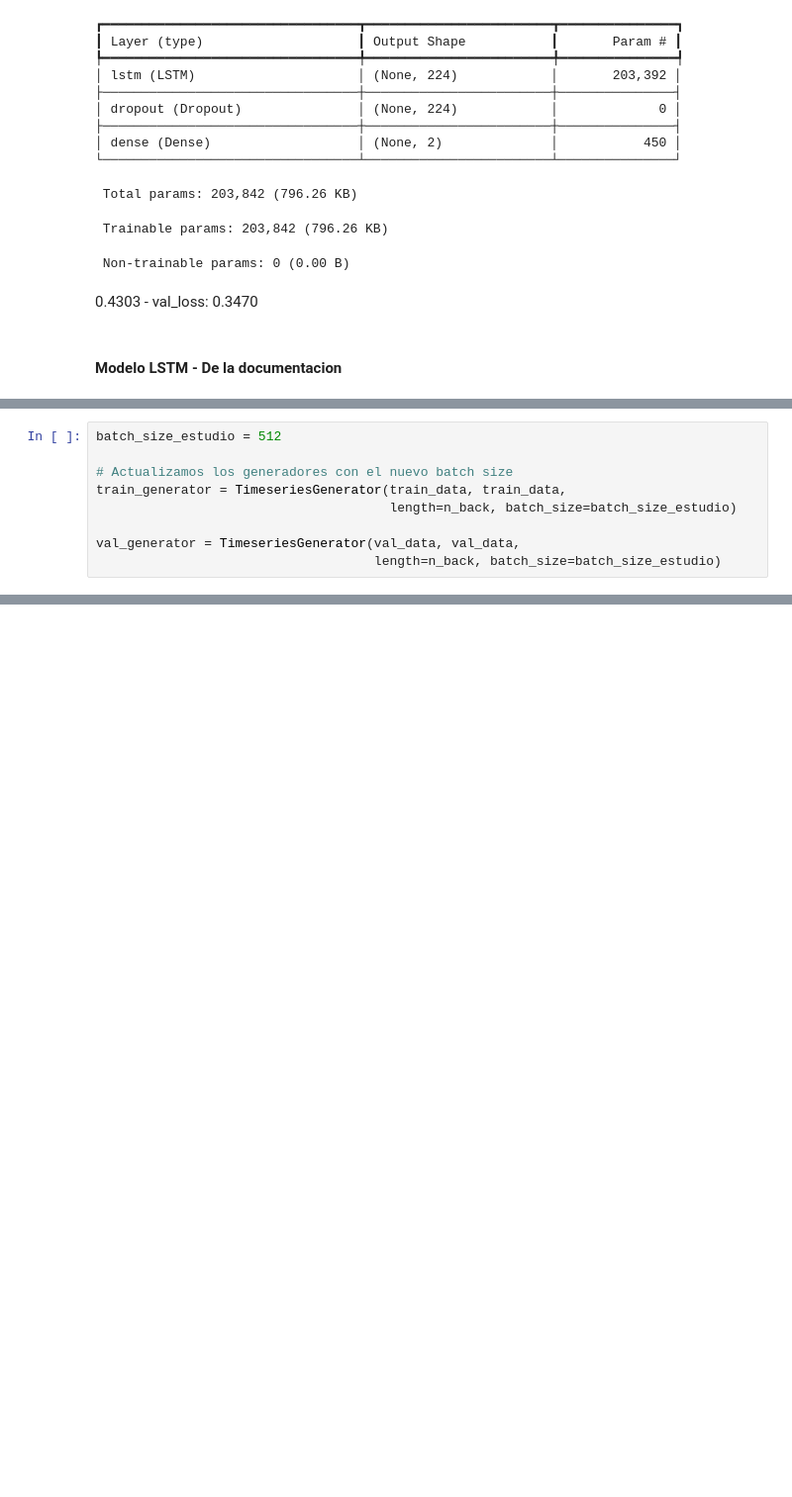
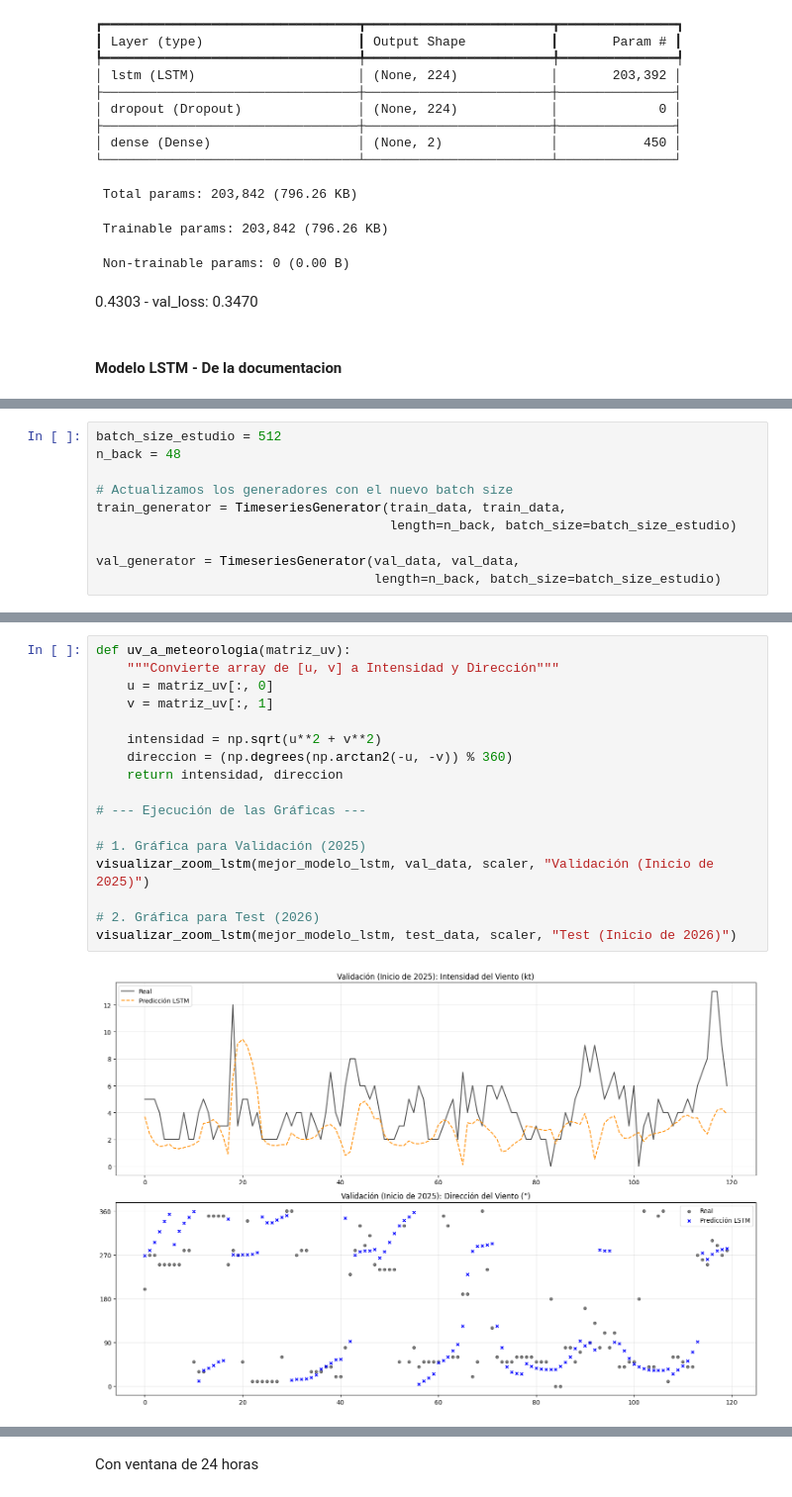
Before and after one commit to OmarLAlbarracinM/Prediccion-Cizalladura-SKBQ, a Jupyter notebook: PROYECTO_DE_GRADO.ipynb, the cells around one changed output, grey strips where cells are left out. Shown at 99% size. Drawn from its saved outputs; the diff is of its cells as text; blank space fills up the shorter version.

```diff
--- a/PROYECTO_DE_GRADO.ipynb
+++ b/PROYECTO_DE_GRADO.ipynb
@@ -1631,5 +1684,6 @@ Model: "sequential"
 # %%
 batch_size_estudio = 512
+n_back = 48
 
 # Actualizamos los generadores con el nuevo batch size
 train_generator = TimeseriesGenerator(train_data, train_data,
@@ -1707,0 +1818,19 @@ Epoch 19/50
+# %%
+def uv_a_meteorologia(matriz_uv):
+    """Convierte array de [u, v] a Intensidad y Dirección"""
+    u = matriz_uv[:, 0]
+    v = matriz_uv[:, 1]
+
+    intensidad = np.sqrt(u**2 + v**2)
+    direccion = (np.degrees(np.arctan2(-u, -v)) % 360)
+    return intensidad, direccion
+
+# --- Ejecución de las Gráficas ---
+
+# 1. Gráfica para Validación (2025)
+visualizar_zoom_lstm(mejor_modelo_lstm, val_data, scaler, "Validación (Inicio de 2025)")
+
+# 2. Gráfica para Test (2026)
+visualizar_zoom_lstm(mejor_modelo_lstm, test_data, scaler, "Test (Inicio de 2026)")
+# %% [output]
+[figure, added]
@@ -1707,0 +1838,2 @@ Epoch 19/50
+# %% [markdown]
+Con ventana de 24 horas
```
Also changed, not shown: parts of 41 cells of this notebook.
